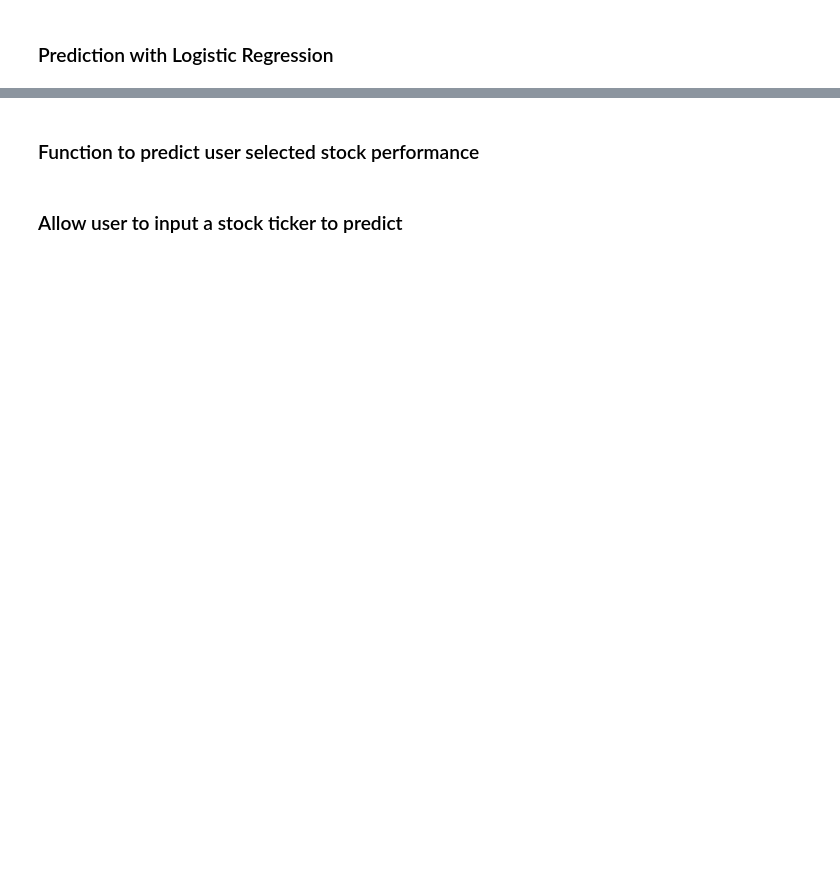
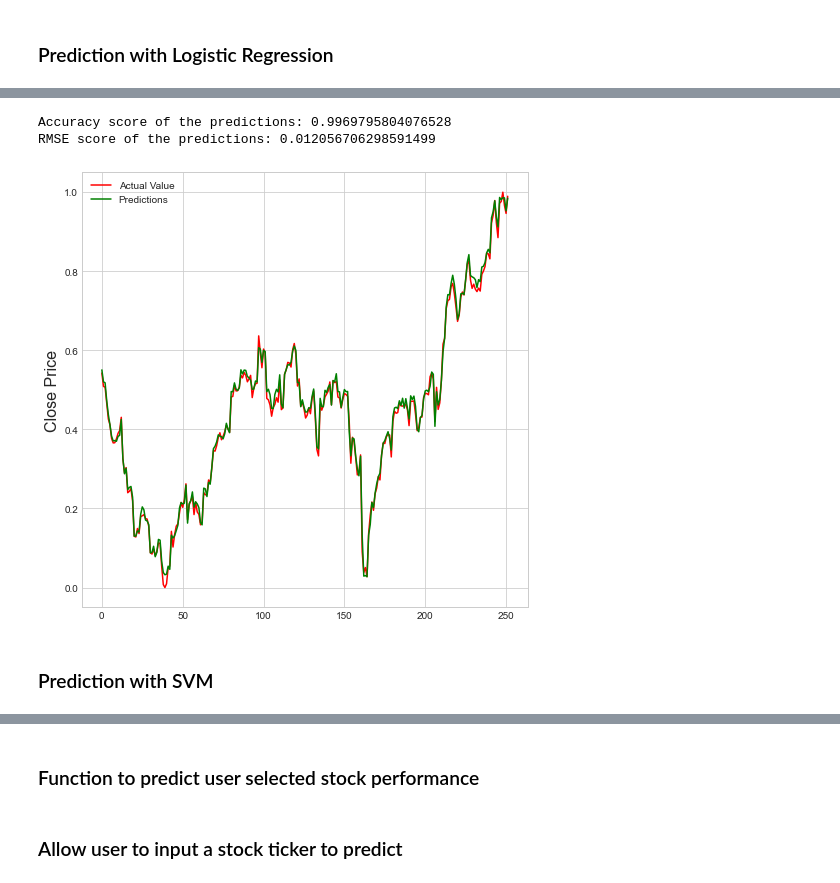
Before and after one commit to Marc9821/Simple-Stock-Price-Prediction-Model, a Jupyter notebook: main-app.ipynb, the cells around one changed output, grey strips where cells are left out. Saved outputs shown, nothing was run; the diff lists cells and outputs as text; code cells hidden in the pictures; blank space fills up the shorter version.

```diff
--- a/main-app.ipynb
+++ b/main-app.ipynb
@@ -285,0 +469,8 @@ plt.show()
+# %%
+model_rf = RandomForestRegressor(n_estimators=100)
+model_rf.fit(X_train, y_train)
+
+y_pred_rf = model_rf.predict(X_test)
+pred_df_rf = pd.DataFrame({'Actual': y_test.tolist(), 'Predicted': y_pred_rf.tolist()})
+print(pred_df_rf.head())
+print(pred_df_rf.tail())
@@ -285,0 +490,17 @@ plt.show()
+# %%
+print(f'Accuracy score of the predictions: {r2_score(y_test, y_pred_rf)}')
+print(f'RMSE score of the predictions: {math.sqrt(mean_squared_error(y_test, y_pred_rf))}')
+# %% [output]
+Accuracy score of the predictions: 0.9969795804076528
+RMSE score of the predictions: 0.012056706298591499
+# %%
+plt.figure(figsize=(8,8))
+plt.plot(y_test, color='red')
+plt.plot(y_pred_rf, color='green')
+plt.ylabel('Close Price', fontsize=16)
+plt.legend(['Actual Value', 'Predictions'], loc='best')
+plt.show()
+# %% [output]
+[figure, added]
+# %% [markdown]
+### Prediction with SVM
```
Also changed, not shown: parts of 57 cells of this notebook.
